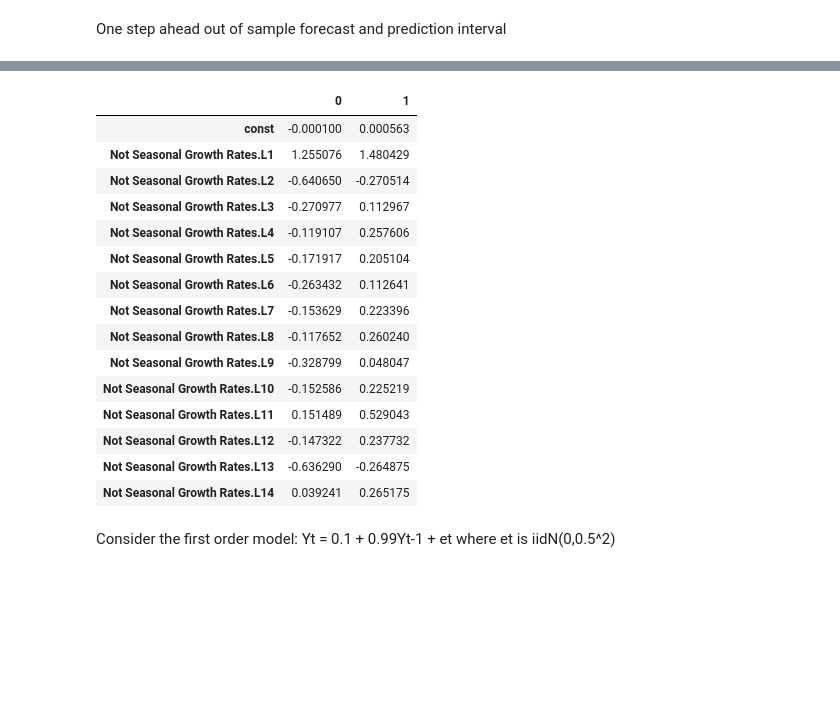
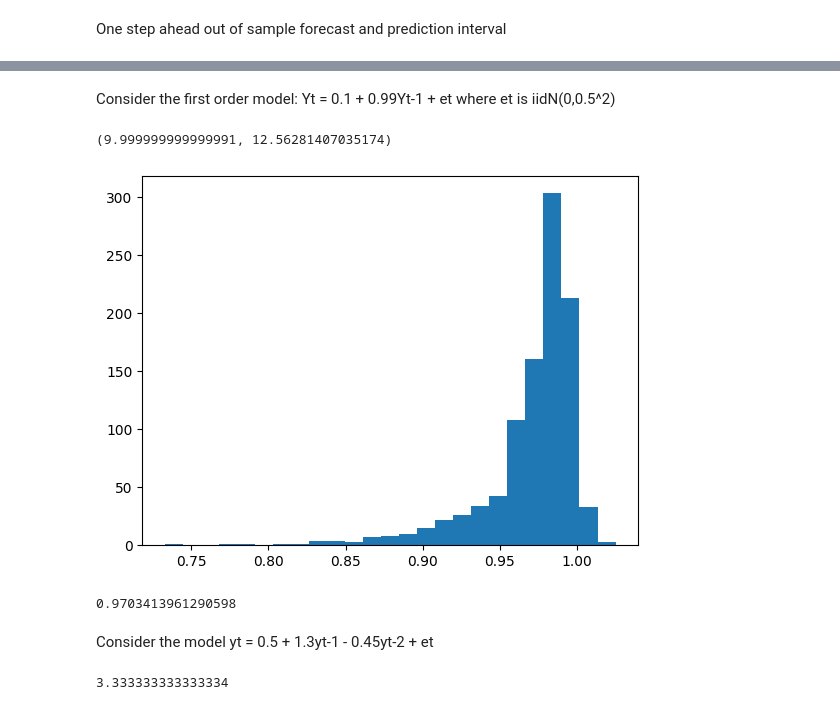
Before and after one commit to ericbeechen/TimeSeries, a Jupyter notebook: HW1.ipynb, the cells around one changed output, grey strips where cells are left out. Cells and saved outputs as stored; diff of their text form; code cells hidden in the pictures; blank space fills up the shorter version.

```diff
--- a/HW1.ipynb
+++ b/HW1.ipynb
@@ -137,11 +125,11 @@ plot_acf(nonseasonalar14model.resid)
 # %% [markdown]
 Nonseasonal forecasts compared to real data
 # %%
-nonseasonal_forecast = nonseasonalar14model.predict()
+seasonal_forecast = seasonalar14model.predict()
 results = pd.DataFrame(
     {
-        'Actual': nonseasonal_df['Not Seasonal Growth Rates'],
-        'Forecast': nonseasonal_forecast
+        'Actual': seasonal_df['Seasonal Growth Rates'],
+        'Forecast': seasonal_forecast
     }
 )
 # %%
@@ -158,21 +172,30 @@ intervals = nonseasonalar14model.conf_int(alpha=0.05)
-# %%
-intervals
-# %% [output]
-|  | 0 | 1 |
-| const | -0.000100 | 0.000563 |
-| Not Seasonal Growth Rates.L1 | 1.255076 | 1.480429 |
-| Not Seasonal Growth Rates.L2 | -0.640650 | -0.270514 |
-| Not Seasonal Growth Rates.L3 | -0.270977 | 0.112967 |
-| Not Seasonal Growth Rates.L4 | -0.119107 | 0.257606 |
-| Not Seasonal Growth Rates.L5 | -0.171917 | 0.205104 |
-| Not Seasonal Growth Rates.L6 | -0.263432 | 0.112641 |
-| Not Seasonal Growth Rates.L7 | -0.153629 | 0.223396 |
-| Not Seasonal Growth Rates.L8 | -0.117652 | 0.260240 |
-| Not Seasonal Growth Rates.L9 | -0.328799 | 0.048047 |
-| Not Seasonal Growth Rates.L10 | -0.152586 | 0.225219 |
-| Not Seasonal Growth Rates.L11 | 0.151489 | 0.529043 |
-| Not Seasonal Growth Rates.L12 | -0.147322 | 0.237732 |
-| Not Seasonal Growth Rates.L13 | -0.636290 | -0.264875 |
-| Not Seasonal Growth Rates.L14 | 0.039241 | 0.265175 |
 # %% [markdown]
 Consider the first order model: Yt = 0.1 + 0.99Yt-1 + et where et is iidN(0,0.5^2)
+# %%
+mu = 0.1/(1 - 0.99)
+sigma = (0.5**2)/(1 - 0.99**2)
+mu, sigma
+# %% [output]
+(9.999999999999991, 12.56281407035174)
+# %%
+parameters = []
+for _ in range(1000):
+    YtLag = np.random.normal(mu, sigma)
+    results = []
+    for _ in range(100):
+        Yt = 0.1 + 0.99*YtLag + np.random.normal(0, 0.5**2)
+        YtLag = Yt
+        results.append(Yt)
+    model = AutoReg(results, lags=1).fit()
+    parameters.append(float(model.params[1]))
+# %%
+ar_hist = plt.hist(parameters, bins=25)
+# %% [output]
+[figure, added]
+# %%
+estimated_mean = float(np.mean(parameters))
+estimated_mean
+# %% [output]
+0.9703413961290598
+# %% [markdown]
+Consider the model yt = 0.5 + 1.3yt-1 - 0.45yt-2 + et
@@ -178,0 +204,4 @@ Consider the first order model: Yt = 0.1 + 0.99Yt-1 + et where et is iidN(0,0.5^
+# %%
+mean_ar2
+# %% [output]
+3.333333333333334
```
Also changed, not shown: parts of 11 cells of this notebook.
